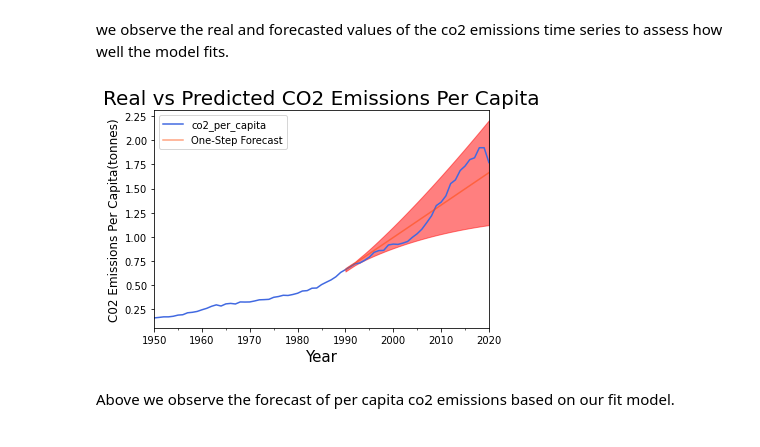
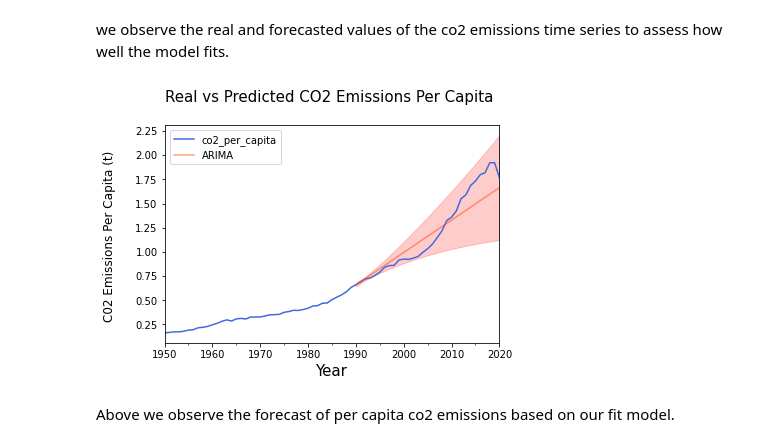
Before and after one commit to ganeshXb/Carbon-Emissions-Ecological-Footprint-Research, a Jupyter notebook: Notebooks/CO2-Emissions-TimeSeries-Forecasting.ipynb, the cells around one changed output. Cells and saved outputs as stored; diff of their text form; code cells hidden in the pictures.

Commit message:
Update Emissions Footprint Forecasts & Results

```diff
--- a/Notebooks/CO2-Emissions-TimeSeries-Forecasting.ipynb
+++ b/Notebooks/CO2-Emissions-TimeSeries-Forecasting.ipynb
@@ -910,26 +1047,26 @@ we observe the real and forecasted values of the co2 emissions time series to as
 # %%
 #observe real vs forecasted emissions values
 
 #plot observed values
-ax = df_India['1950-01-01':].plot(label='observed', color='royalblue')
+ax = df_India['1950-01-01':].plot(label='observed', color='royalblue', legend=True)
 
 #plot predicted values
-pred_model222.predicted_mean.plot(ax=ax, label='One-Step Forecast', color='orangered', alpha=0.5)
+pred_model222.predicted_mean.plot(ax=ax, label='ARIMA', color='orangered', alpha=0.5, legend=True)
 
 #add fill between lines, set axes labels and title
 ax.fill_between(pred_ci.index,
                pred_ci.iloc[:, 0],
                pred_ci.iloc[:, 1],
-               color='r', alpha=0.5)
+               color='r', alpha=0.2)
 
 ax.set_xlabel('Year', size=15)
-ax.set_ylabel('C02 Emissions Per Capita(tonnes)', size=12)
-ax.set_title('Real vs Predicted CO2 Emissions Per Capita', size=20)
+ax.set_ylabel('C02 Emissions Per Capita (t) \n', size=12)
+ax.set_title('Real vs Predicted CO2 Emissions Per Capita \n', size=15)
 
 plt.legend()
 plt.show()
 # %% [output]
-[figure, old version]
+[figure, new version]
 # %% [markdown]
 Above we observe the forecast of per capita co2 emissions based on our fit model.
 # %% [markdown]
```
Also changed, not shown: parts of 58 cells of this notebook, 3 other files.
